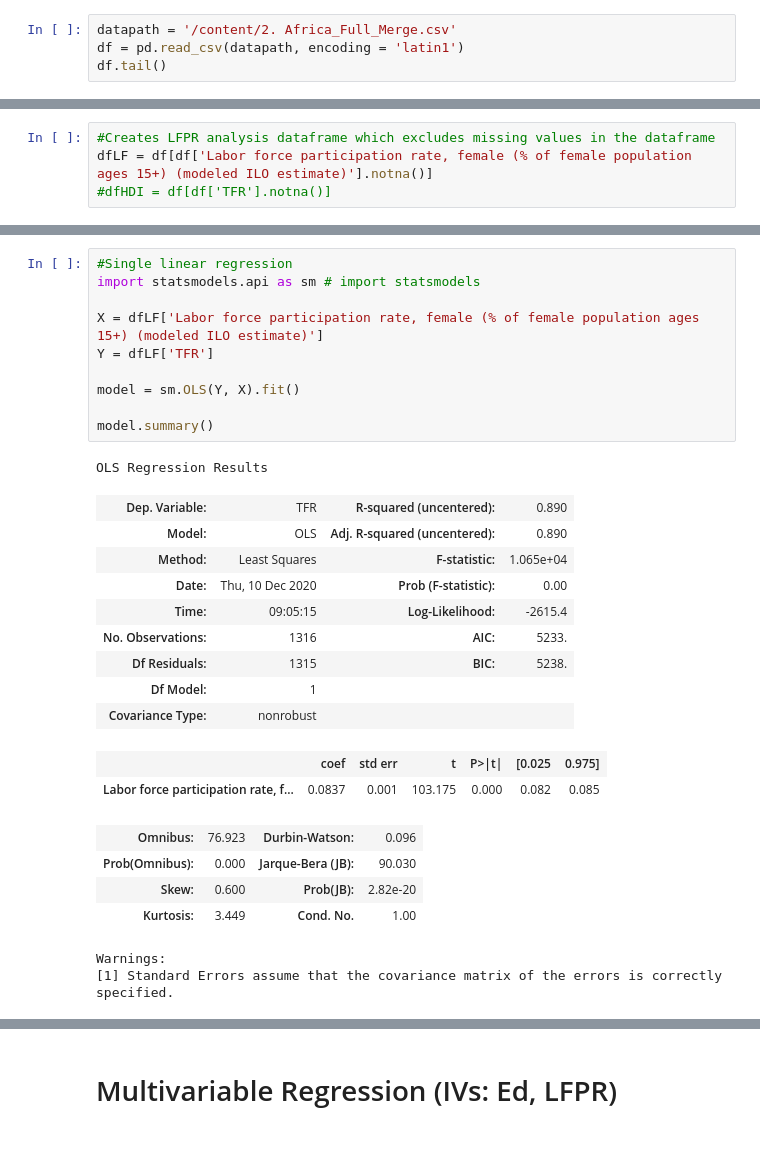
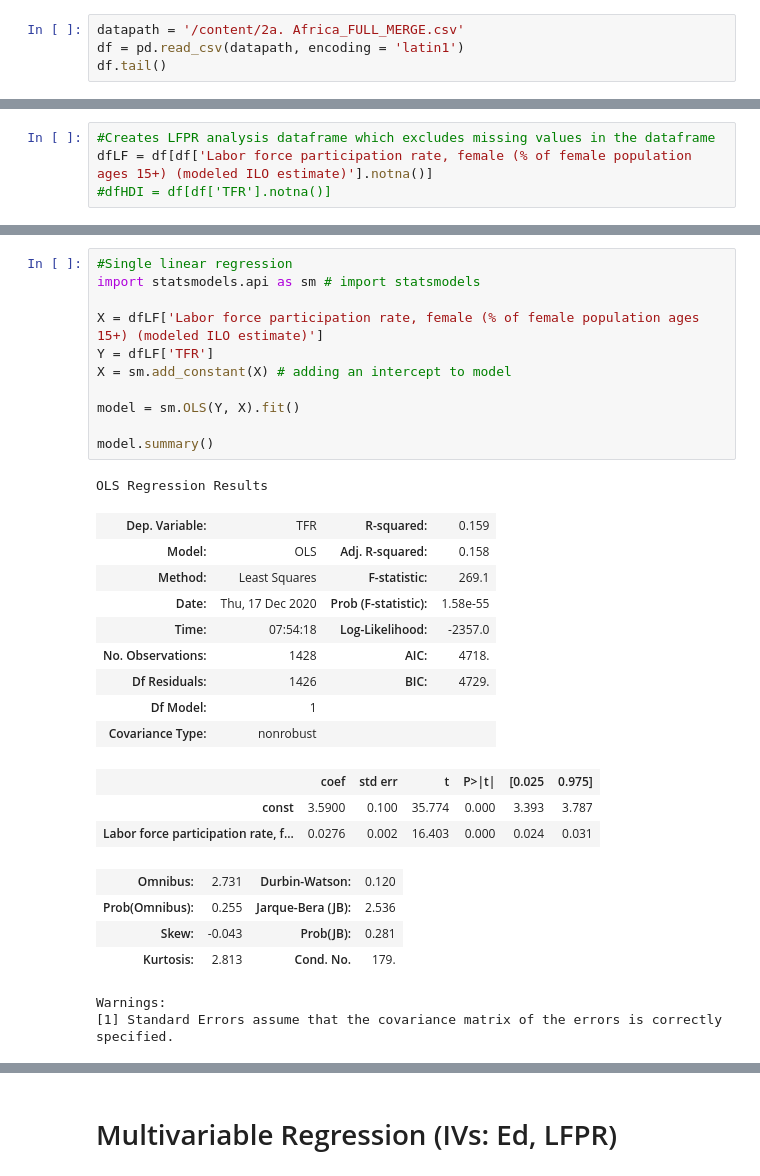
Before and after one commit to ChangHuaHua/QM2-Group-12, a Jupyter notebook: Multivariable_Linear_Regression_Analysis.ipynb, the cells around one changed output, grey strips where cells are left out. Saved outputs shown, nothing was run; the diff lists cells and outputs as text; blank space fills up the shorter version.

```diff
--- a/Multivariable_Linear_Regression_Analysis.ipynb
+++ b/Multivariable_Linear_Regression_Analysis.ipynb
@@ -16,5 +16,5 @@ Saving 2. Africa_Full_Merge.csv to 2. Africa_Full_Merge.csv
 # %%
-datapath = '/content/2. Africa_Full_Merge.csv'
+datapath = '/content/2a. Africa_FULL_MERGE.csv'
 df = pd.read_csv(datapath, encoding = 'latin1')
 df.tail()
 # %% [output]
@@ -132,29 +152,31 @@ fig.show()
 # %%
 #Single linear regression
 import statsmodels.api as sm # import statsmodels
 
 X = dfLF['Labor force participation rate, female (% of female population ages 15+) (modeled ILO estimate)']
 Y = dfLF['TFR']
+X = sm.add_constant(X) # adding an intercept to model
 
 model = sm.OLS(Y, X).fit()
 
 model.summary()
 # %% [output]
 OLS Regression Results
-| Dep. Variable: | TFR | R-squared (uncentered): | 0.890 |
-| Model: | OLS | Adj. R-squared (uncentered): | 0.890 |
-| Method: | Least Squares | F-statistic: | 1.065e+04 |
-| Date: | Thu, 10 Dec 2020 | Prob (F-statistic): | 0.00 |
-| Time: | 09:05:15 | Log-Likelihood: | -2615.4 |
-| No. Observations: | 1316 | AIC: | 5233. |
-| Df Residuals: | 1315 | BIC: | 5238. |
+| Dep. Variable: | TFR | R-squared: | 0.159 |
+| Model: | OLS | Adj. R-squared: | 0.158 |
+| Method: | Least Squares | F-statistic: | 269.1 |
+| Date: | Thu, 17 Dec 2020 | Prob (F-statistic): | 1.58e-55 |
+| Time: | 07:54:18 | Log-Likelihood: | -2357.0 |
+| No. Observations: | 1428 | AIC: | 4718. |
+| Df Residuals: | 1426 | BIC: | 4729. |
 | Df Model: | 1 |  |  |
 | Covariance Type: | nonrobust |  |  |
 |  | coef | std err | t | P>|t| | [0.025 | 0.975] |
-| Labor force participation rate, f... | 0.0837 | 0.001 | 103.175 | 0.000 | 0.082 | 0.085 |
+| const | 3.5900 | 0.100 | 35.774 | 0.000 | 3.393 | 3.787 |
+| Labor force participation rate, f... | 0.0276 | 0.002 | 16.403 | 0.000 | 0.024 | 0.031 |
-| Omnibus: | 76.923 | Durbin-Watson: | 0.096 |
-| Prob(Omnibus): | 0.000 | Jarque-Bera (JB): | 90.030 |
-| Skew: | 0.600 | Prob(JB): | 2.82e-20 |
-| Kurtosis: | 3.449 | Cond. No. | 1.00 |
+| Omnibus: | 2.731 | Durbin-Watson: | 0.120 |
+| Prob(Omnibus): | 0.255 | Jarque-Bera (JB): | 2.536 |
+| Skew: | -0.043 | Prob(JB): | 0.281 |
+| Kurtosis: | 2.813 | Cond. No. | 179. |
 Warnings:
 [1] Standard Errors assume that the covariance matrix of the errors is correctly specified.
```
Also changed, not shown: parts of 25 cells of this notebook.
